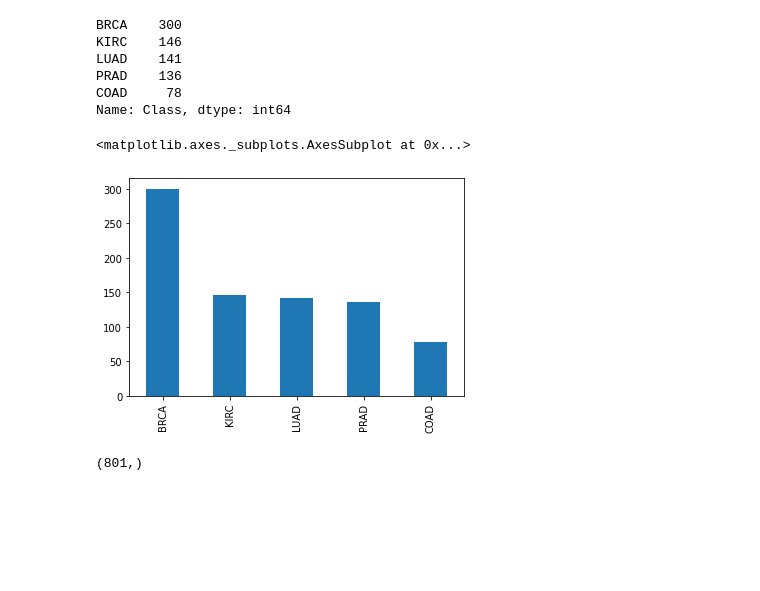
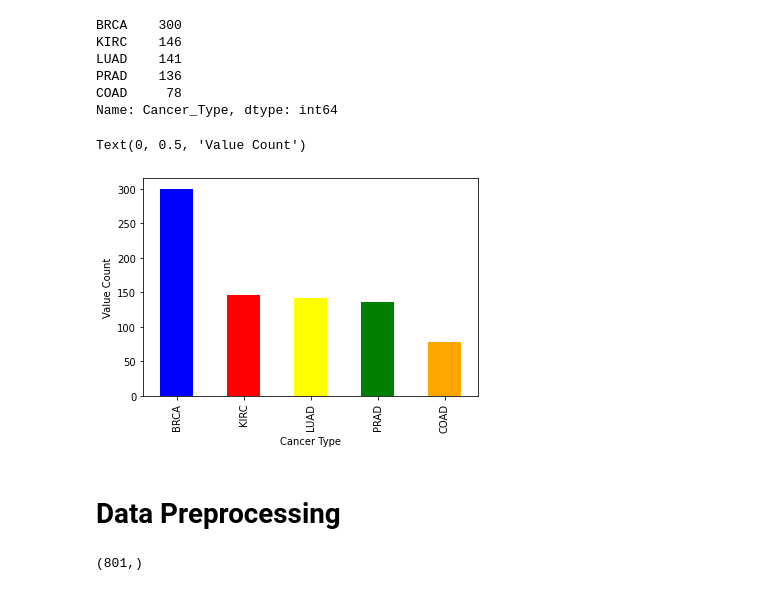
Before and after one commit to alexchen1999/cancer-prediction-random-forest, a Jupyter notebook: random_forest.ipynb, the cells around one changed output. Drawn from its saved outputs; the diff is of its cells as text; code cells hidden in the pictures; blank space fills up the shorter version.

```diff
--- a/random_forest.ipynb
+++ b/random_forest.ipynb
@@ -91,14 +88,9 @@ labels.head()
 # %%
-print(labels['Class'].value_counts())
+print(df['Cancer_Type'].value_counts())
 # %% [output]
 BRCA    300
 KIRC    146
 LUAD    141
 PRAD    136
 COAD     78
-Name: Class, dtype: int64
+Name: Cancer_Type, dtype: int64
-# %%
-labels['Class'].value_counts().plot.bar()
-# %% [output]
-<matplotlib.axes._subplots.AxesSubplot at 0x...>
-[figure, removed]
@@ -106,0 +97,10 @@ y = labels['Class']
+# %%
+barplot = df['Cancer_Type'].value_counts().plot.bar(
+    color=['blue', 'red', 'yellow', 'green', 'orange'])
+barplot.set_xlabel('Cancer Type')
+barplot.set_ylabel('Value Count')
+# %% [output]
+Text(0, 0.5, 'Value Count')
+[figure, added]
+# %% [markdown]
+# Data Preprocessing
```
Also changed, not shown: parts of 42 cells of this notebook.
